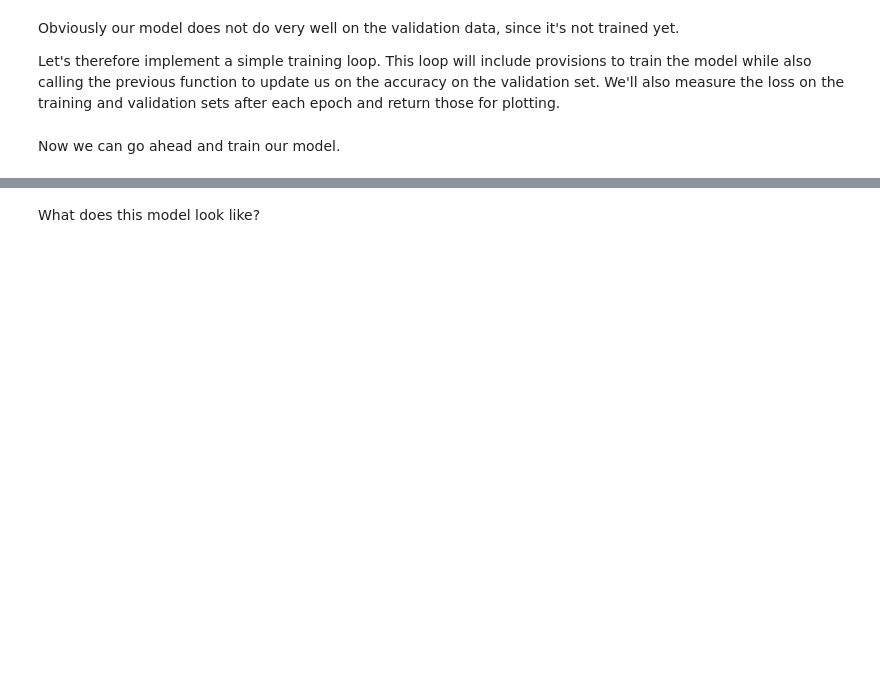
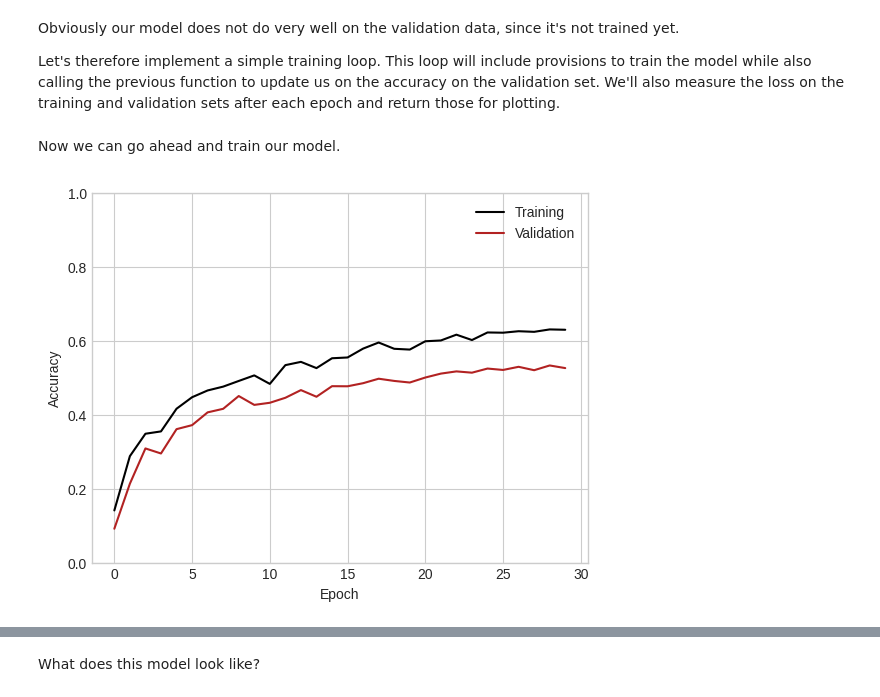
Before and after one commit to PhilChodrow/ml-notes, a Jupyter notebook: source/70-image-classification.ipynb, the cells around one changed output, grey strips where cells are left out. Saved outputs shown, nothing was run; the diff lists cells and outputs as text; code cells hidden in the pictures; blank space fills up the shorter version.

```diff
--- a/source/70-image-classification.ipynb
+++ b/source/70-image-classification.ipynb
@@ -262,12 +297,16 @@ Now we can go ahead and train our model.
 # %%
 #---
 train_accuracy, val_accuracy = train(model, k_epochs = 30, lr = 0.001)
 
 plt.plot(train_accuracy, color = "black", label = "Training")
 plt.plot(val_accuracy, color = "firebrick", label = "Validation")
 plt.xlabel("Epoch")
 plt.ylabel("Accuracy")
+plt.gca().set(ylim = (0, 1))
+l = plt.legend()
 #---
+# %% [output]
+[figure, added]
 # %% [markdown]
 This model is able to achieve accuracy much better than random chance, and would likely improve even more if we allowed it more training epochs.
 
```
Also changed, not shown: parts of 17 cells of this notebook.
